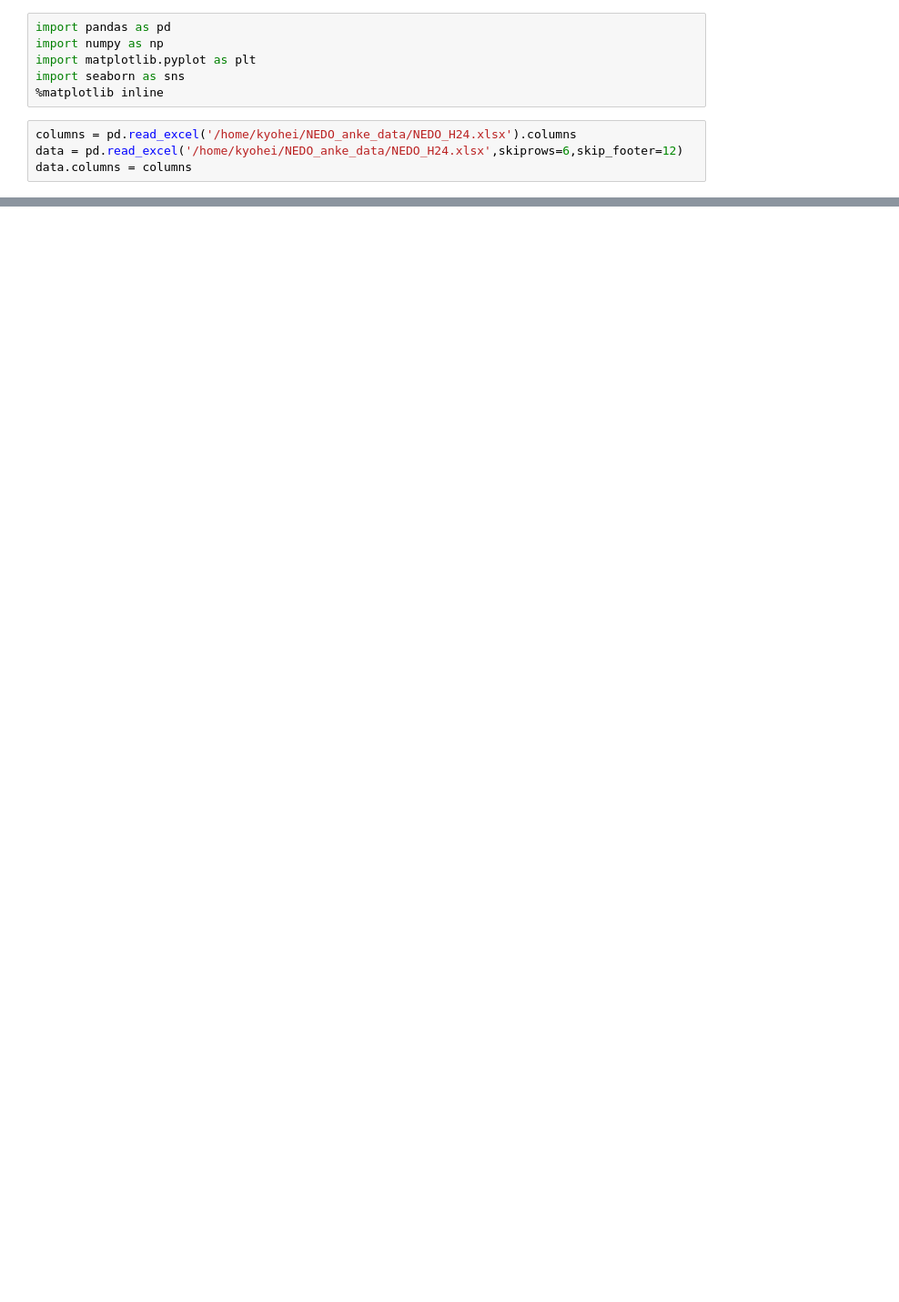
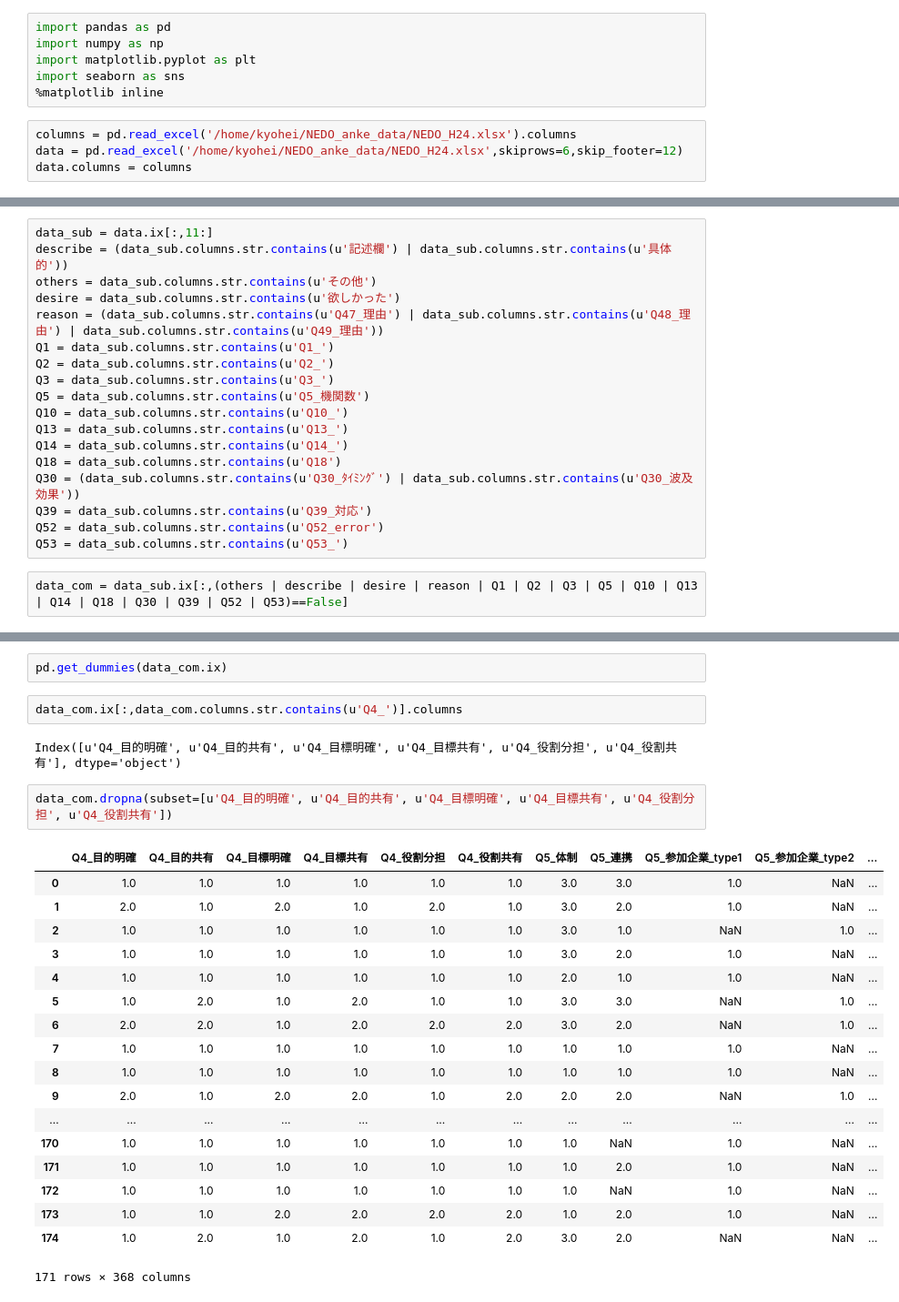
Before and after one commit to kyohei-koga/anke, a Jupyter notebook: test2.ipynb, the cells around one changed output, grey strips where cells are left out. Shown: that part at 91% size. Saved outputs shown, nothing was run; the diff lists cells and outputs as text; blank space fills up the shorter version.

```diff
--- a/test2.ipynb
+++ b/test2.ipynb
@@ -20,0 +11,20 @@ data.head()
+# %%
+data_sub = data.ix[:,11:]
+describe = (data_sub.columns.str.contains(u'記述欄') | data_sub.columns.str.contains(u'具体的'))
+others = data_sub.columns.str.contains(u'その他')
+desire = data_sub.columns.str.contains(u'欲しかった')
+reason = (data_sub.columns.str.contains(u'Q47_理由') | data_sub.columns.str.contains(u'Q48_理由') | data_sub.columns.str.contains(u'Q49_理由'))
+Q1 = data_sub.columns.str.contains(u'Q1_')
+Q2 = data_sub.columns.str.contains(u'Q2_')
+Q3 = data_sub.columns.str.contains(u'Q3_')
+Q5 = data_sub.columns.str.contains(u'Q5_機関数')
+Q10 = data_sub.columns.str.contains(u'Q10_')
+Q13 = data_sub.columns.str.contains(u'Q13_')
+Q14 = data_sub.columns.str.contains(u'Q14_')
+Q18 = data_sub.columns.str.contains(u'Q18')
+Q30 = (data_sub.columns.str.contains(u'Q30_ﾀｲﾐﾝｸﾞ') | data_sub.columns.str.contains(u'Q30_波及効果'))
+Q39 = data_sub.columns.str.contains(u'Q39_対応')
+Q52 = data_sub.columns.str.contains(u'Q52_error')
+Q53 = data_sub.columns.str.contains(u'Q53_')
+# %%
+data_com = data_sub.ix[:,(others | describe | desire | reason | Q1 | Q2 | Q3 | Q5 | Q10 | Q13 | Q14 | Q18 | Q30 | Q39 | Q52 | Q53)==False]
@@ -20,0 +49,27 @@ data.head()
+# %%
+pd.get_dummies(data_com.ix)
+# %%
+data_com.ix[:,data_com.columns.str.contains(u'Q4_')].columns
+# %% [output]
+Index([u'Q4_目的明確', u'Q4_目的共有', u'Q4_目標明確', u'Q4_目標共有', u'Q4_役割分担', u'Q4_役割共有'], dtype='object')
+# %%
+data_com.dropna(subset=[u'Q4_目的明確', u'Q4_目的共有', u'Q4_目標明確', u'Q4_目標共有', u'Q4_役割分担', u'Q4_役割共有'])
+# %% [output]
+|  | Q4_目的明確 | Q4_目的共有 | Q4_目標明確 | Q4_目標共有 | Q4_役割分担 | Q4_役割共有 | Q5_体制 | Q5_連携 | Q5_参加企業_type1 | Q5_参加企業_type2 | ... |
+| 0 | 1.0 | 1.0 | 1.0 | 1.0 | 1.0 | 1.0 | 3.0 | 3.0 | 1.0 | NaN | ... |
+| 1 | 2.0 | 1.0 | 2.0 | 1.0 | 2.0 | 1.0 | 3.0 | 2.0 | 1.0 | NaN | ... |
+| 2 | 1.0 | 1.0 | 1.0 | 1.0 | 1.0 | 1.0 | 3.0 | 1.0 | NaN | 1.0 | ... |
+| 3 | 1.0 | 1.0 | 1.0 | 1.0 | 1.0 | 1.0 | 3.0 | 2.0 | 1.0 | NaN | ... |
+| 4 | 1.0 | 1.0 | 1.0 | 1.0 | 1.0 | 1.0 | 2.0 | 1.0 | 1.0 | NaN | ... |
+| 5 | 1.0 | 2.0 | 1.0 | 2.0 | 1.0 | 1.0 | 3.0 | 3.0 | NaN | 1.0 | ... |
+| 6 | 2.0 | 2.0 | 1.0 | 2.0 | 2.0 | 2.0 | 3.0 | 2.0 | NaN | 1.0 | ... |
+| 7 | 1.0 | 1.0 | 1.0 | 1.0 | 1.0 | 1.0 | 1.0 | 1.0 | 1.0 | NaN | ... |
+| 8 | 1.0 | 1.0 | 1.0 | 1.0 | 1.0 | 1.0 | 1.0 | 1.0 | 1.0 | NaN | ... |
+| 9 | 2.0 | 1.0 | 2.0 | 2.0 | 1.0 | 2.0 | 2.0 | 2.0 | NaN | 1.0 | ... |
+| ... | ... | ... | ... | ... | ... | ... | ... | ... | ... | ... | ... |
+| 170 | 1.0 | 1.0 | 1.0 | 1.0 | 1.0 | 1.0 | 1.0 | NaN | 1.0 | NaN | ... |
+| 171 | 1.0 | 1.0 | 1.0 | 1.0 | 1.0 | 1.0 | 1.0 | 2.0 | 1.0 | NaN | ... |
+| 172 | 1.0 | 1.0 | 1.0 | 1.0 | 1.0 | 1.0 | 1.0 | NaN | 1.0 | NaN | ... |
+| 173 | 1.0 | 1.0 | 2.0 | 2.0 | 2.0 | 2.0 | 1.0 | 2.0 | 1.0 | NaN | ... |
+| 174 | 1.0 | 2.0 | 1.0 | 2.0 | 1.0 | 2.0 | 3.0 | 2.0 | NaN | NaN | ... |
+171 rows × 368 columns
```
Also changed, not shown: parts of 4 cells of this notebook.
